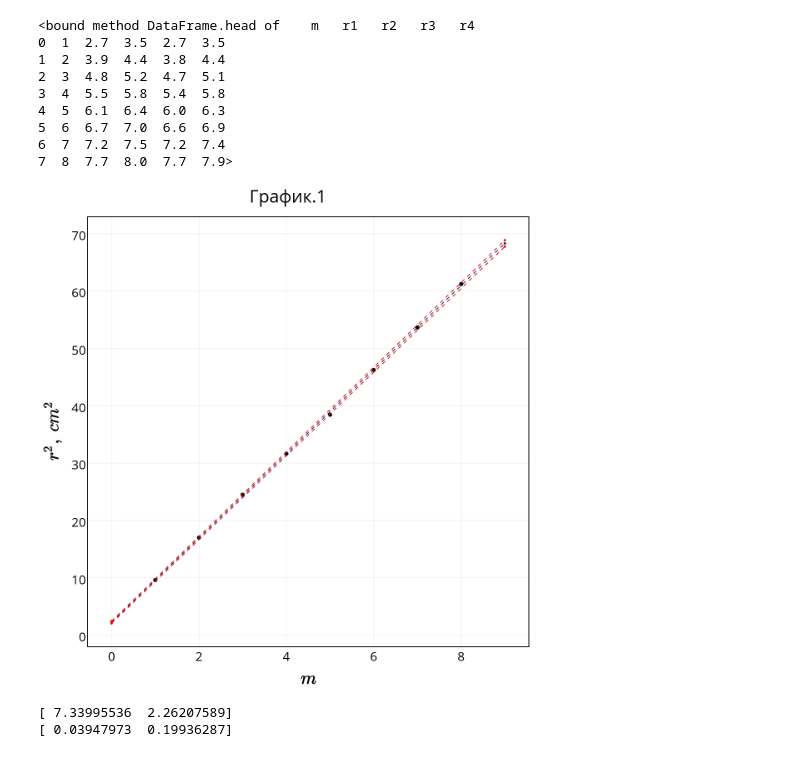
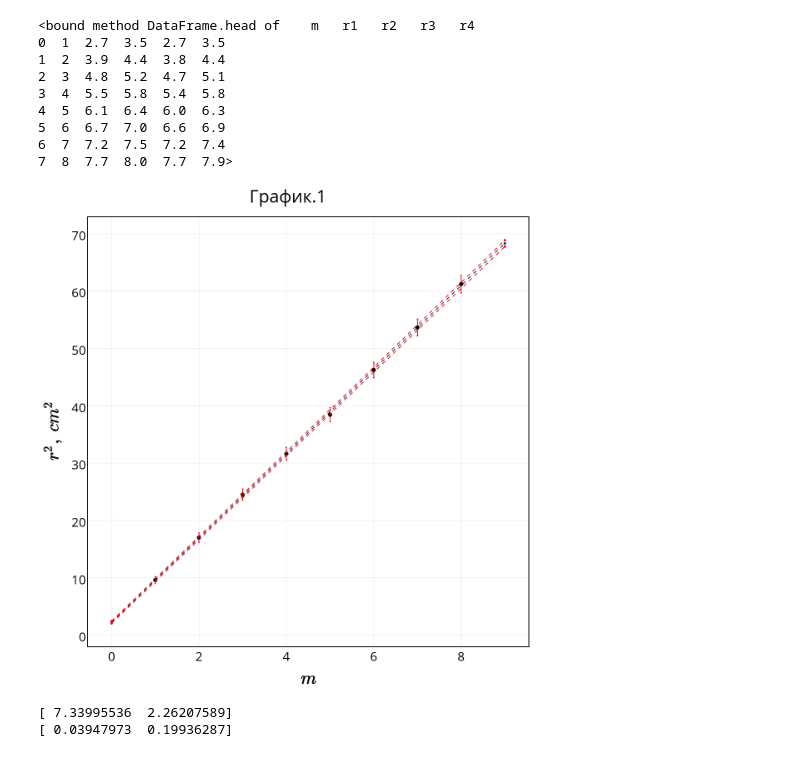
Before and after one commit to heyfaraday/labs_4sem, a Jupyter notebook: Pockels effect - 4.7.2/analysis.ipynb, the cells around one changed output. Drawn from its saved outputs; the diff is of its cells as text; code cells hidden in the pictures.

Commit message:
plot and tex fix

```diff
--- a/Pockels effect - 4.7.2/analysis.ipynb
+++ b/Pockels effect - 4.7.2/analysis.ipynb
@@ -43,3 +45,5 @@ disp = np.sqrt(disp1)
+# %%
+stat = matoj * 2 * 0.1
 # %%
 trace1 = go.Scatter(
     x = data["m"],
@@ -47,8 +51,8 @@ trace1 = go.Scatter(
     mode = 'markers',
     name = '$I~=~0,3~mA$',
     error_y = dict(
-        type = 'constant',
-        value = 0.1,
+        type = 'data',
+        array = stat,
         visible = True,
         color = '#ff0000',
         thickness = 2,
@@ -126,34 +130,34 @@ layout = go.Layout(
     yaxis = dict(
         title = '$r^2,~cm^2$',
         #range = [0, 11],
         zeroline = False,
         ticklen = 0,
         color = '#000000',
         mirror = True,
         showline = True,
         linewidth = 2,
         titlefont = dict(
             size = 40,
             color = '#000000'
             )
     ),
     margin = dict(
         l = 120,
         r = 23,
         t = 70,
         b = 100,
         pad = 0
     ),
 )
 
 fig = go.Figure(data=trace0, layout=layout)
 #py.iplot(figure, filename='basic-error-bar')
 py.image.save_as(fig, 'my_plot1.png')
 #! open my_plot.png
 from IPython.display import Image
 Image("my_plot1.png", width=500)
 # %% [output]
-[figure, old version]
+[figure, new version]
 # %%
 Y = np.reshape(np.array(matoj**2), (1, len(np.array(matoj**2))))
 X = np.reshape(np.array(data["m"]), (1, len(np.array(data["m"]))))
```
Also changed, not shown: parts of 1 cell of this notebook, 3 other files.
